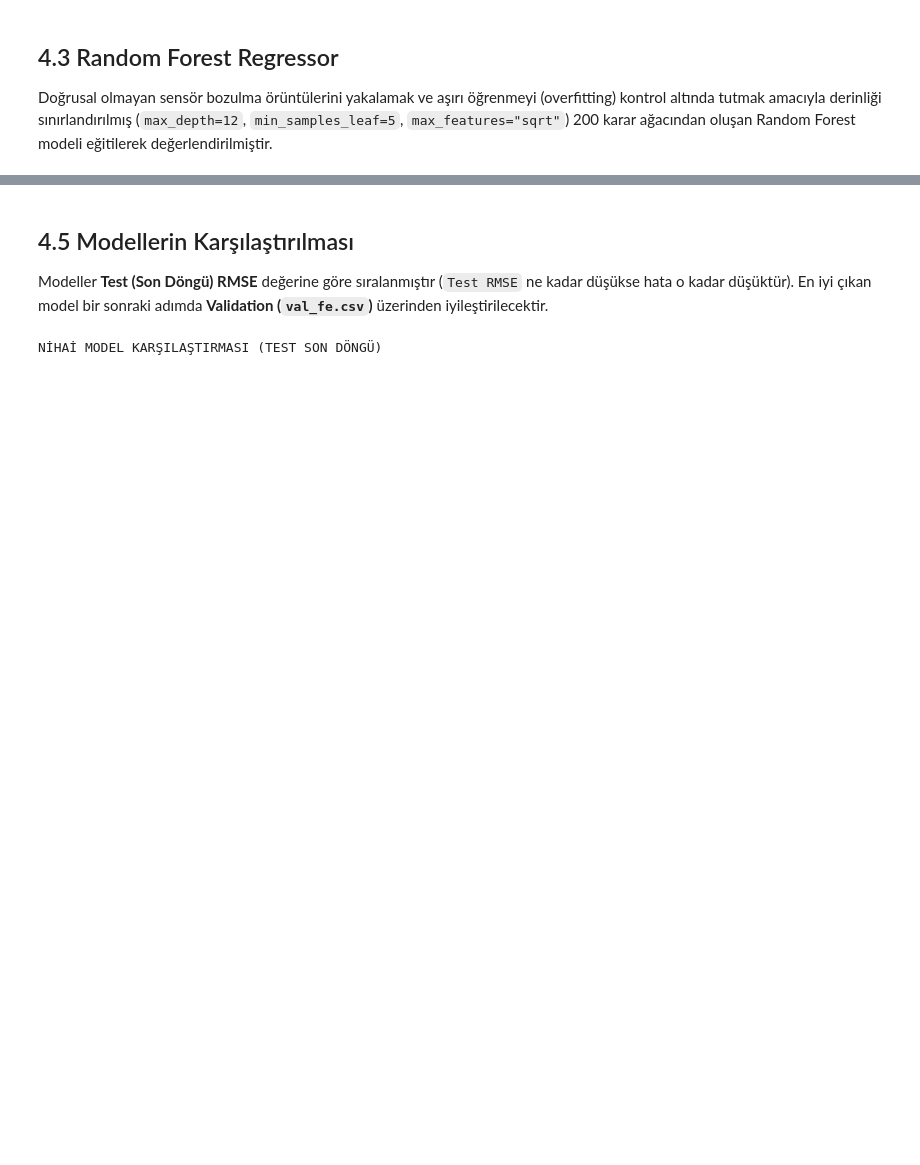
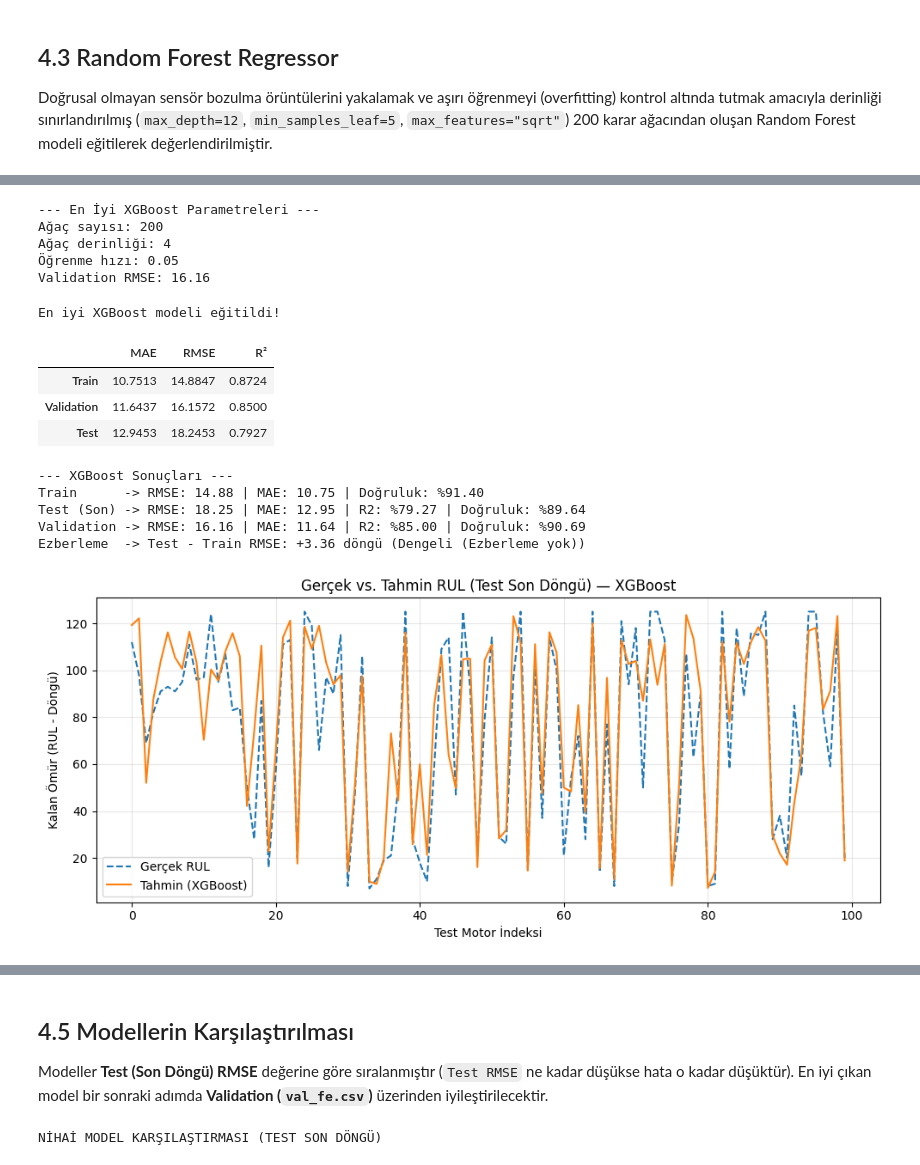
Before and after one commit to nigaarr/turbofan-predictive-maintenance, a Jupyter notebook: notebooks/04_model_eğitimi.ipynb, the cells around one changed output, grey strips where cells are left out. Cells and saved outputs as stored; diff of their text form; code cells hidden in the pictures; blank space fills up the shorter version.

Commit message:
Add XGBoost regression and update model comparison

```diff
--- a/notebooks/04_model_eğitimi.ipynb
+++ b/notebooks/04_model_eğitimi.ipynb
@@ -232,0 +296,77 @@ Ezberleme  -> Test - Train RMSE: +5.47 döngü (Hafif Fark (Kontrollü))
+# %%
+# En düşük Validation RMSE değerine sahip denemeyi bul
+en_iyi_satir = xgb_sonuclar.loc[
+    xgb_sonuclar["Validation RMSE"].idxmin()
+]
+
+print("--- En İyi XGBoost Parametreleri ---")
+print("Ağaç sayısı:", int(en_iyi_satir["n_estimators"]))
+print("Ağaç derinliği:", int(en_iyi_satir["max_depth"]))
+print("Öğrenme hızı:", en_iyi_satir["learning_rate"])
+print("Validation RMSE:", en_iyi_satir["Validation RMSE"])
+# %% [output]
+--- En İyi XGBoost Parametreleri ---
+Ağaç sayısı: 200
+Ağaç derinliği: 4
+Öğrenme hızı: 0.05
+Validation RMSE: 16.16
+# %%
+# Validation sonucuna göre seçilen XGBoost modeli
+
+selected_xgb_model = XGBRegressor(
+    n_estimators=int(en_iyi_satir["n_estimators"]),
+    max_depth=int(en_iyi_satir["max_depth"]),
+    learning_rate=float(en_iyi_satir["learning_rate"]),
+    objective="reg:squarederror",
+    random_state=42,
+    n_jobs=-1
+)
+
+selected_xgb_model.fit(X_tr, y_tr)
+
+print("En iyi XGBoost modeli eğitildi!")
+# %% [output]
+En iyi XGBoost modeli eğitildi!
+# %%
+from sklearn.metrics import mean_absolute_error, mean_squared_error, r2_score
+import numpy as np
+import pandas as pd
+
+
+xgb_train_pred = selected_xgb_model.predict(X_tr)
+xgb_val_pred = selected_xgb_model.predict(X_val)
+xgb_test_pred = selected_xgb_model.predict(X_test_last)
+
+
+def xgb_metrikler(gercek, tahmin):
+    return {
+        "MAE": mean_absolute_error(gercek, tahmin),
+        "RMSE": np.sqrt(mean_squared_error(gercek, tahmin)),
+        "R²": r2_score(gercek, tahmin)
+    }
+
+
+xgb_performans = pd.DataFrame({
+    "Train": xgb_metrikler(y_tr, xgb_train_pred),
+    "Validation": xgb_metrikler(y_val, xgb_val_pred),
+    "Test": xgb_metrikler(y_test_true, xgb_test_pred)
+}).T
+
+display(xgb_performans.round(4))
+# %% [output]
+|  | MAE | RMSE | R² |
+| Train | 10.7513 | 14.8847 | 0.8724 |
+| Validation | 11.6437 | 16.1572 | 0.8500 |
+| Test | 12.9453 | 18.2453 | 0.7927 |
+# %%
+xgb_test_pred = evaluate_model(
+    selected_xgb_model,
+    "XGBoost"
+)
+# %% [output]
+--- XGBoost Sonuçları ---
+Train      -> RMSE: 14.88 | MAE: 10.75 | Doğruluk: %91.40
+Test (Son) -> RMSE: 18.25 | MAE: 12.95 | R2: %79.27 | Doğruluk: %89.64
+Validation -> RMSE: 16.16 | MAE: 11.64 | R2: %85.00 | Doğruluk: %90.69
+Ezberleme  -> Test - Train RMSE: +3.36 döngü (Dengeli (Ezberleme yok))
+[figure, added]
```
Also changed, not shown: parts of 8 cells of this notebook.
